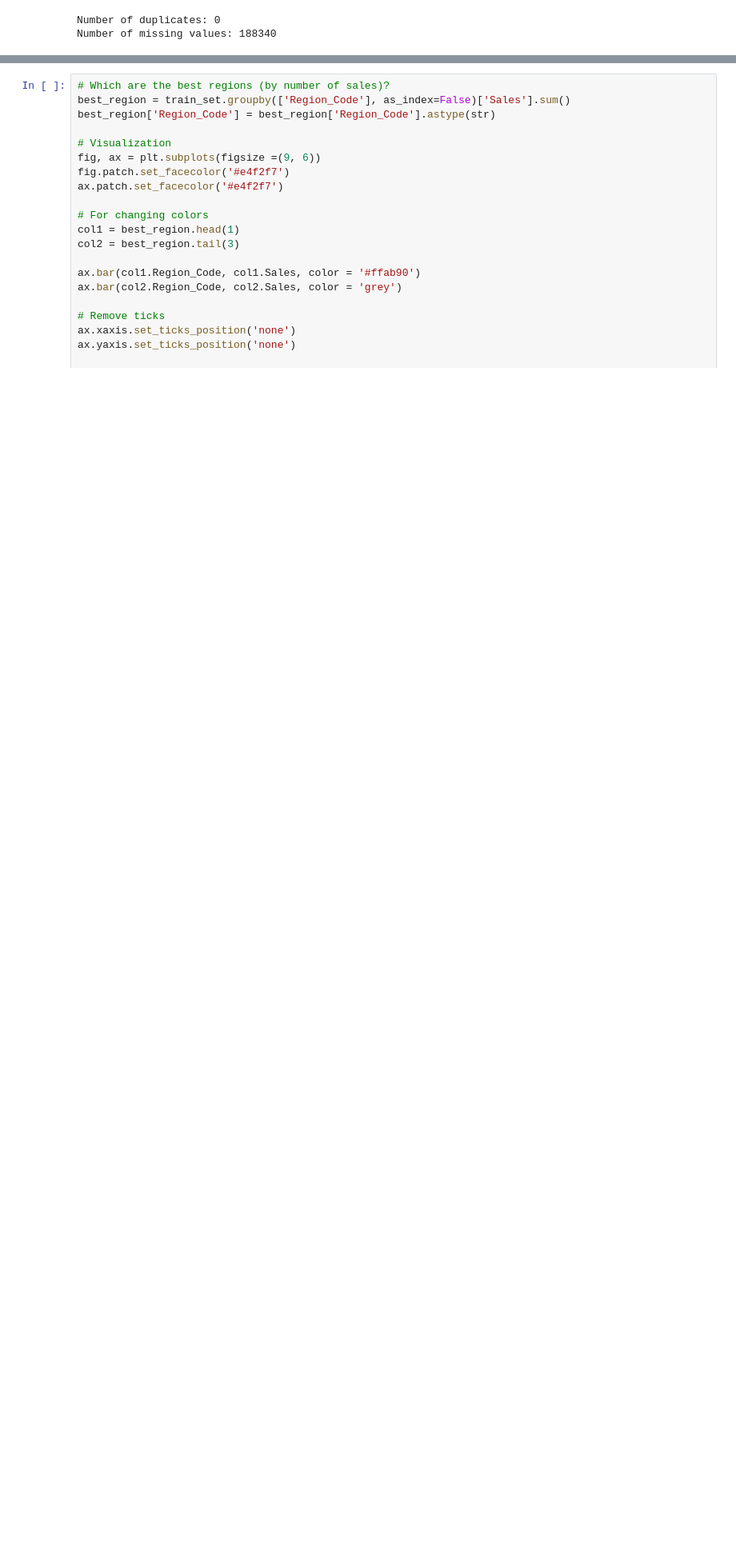
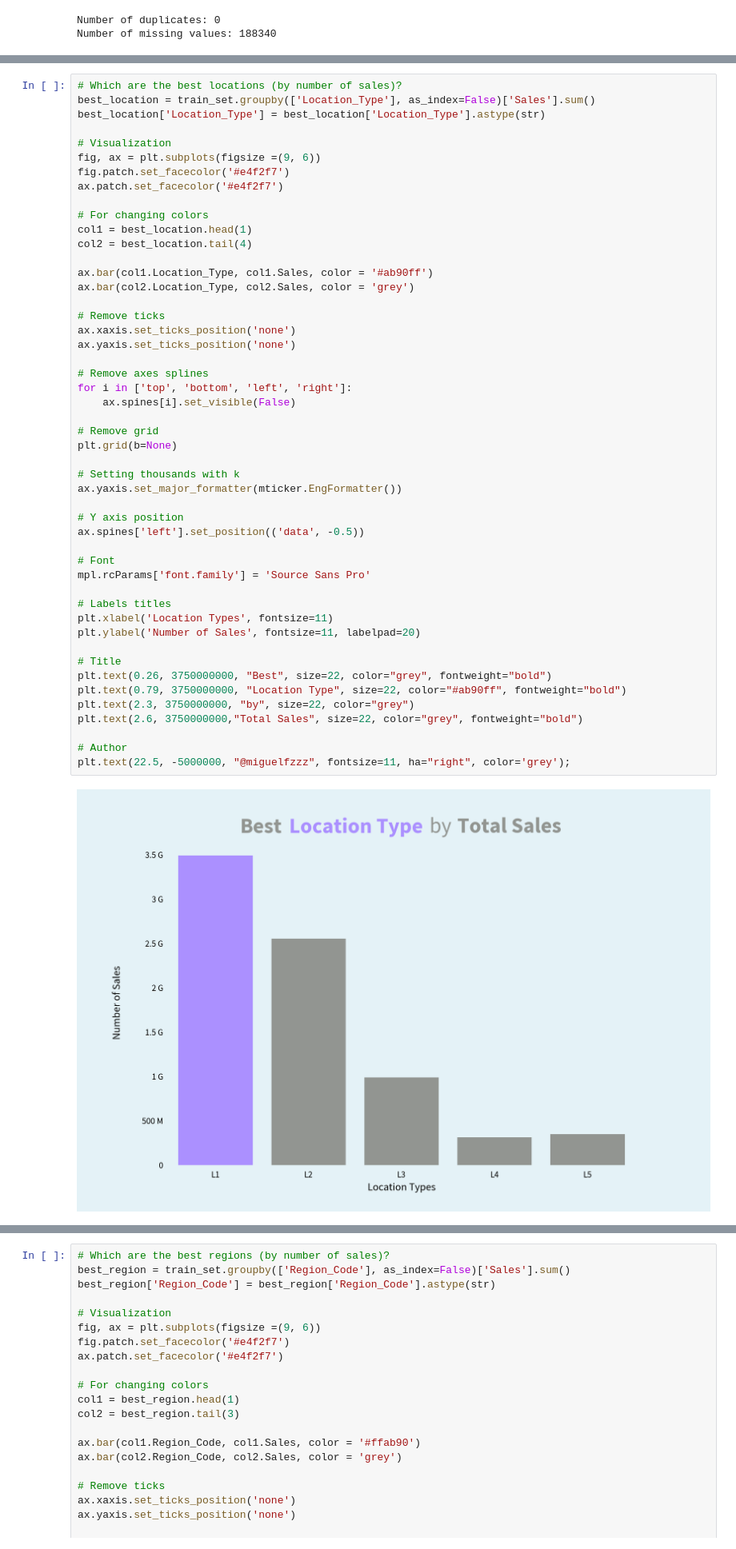
Before and after one commit to mah0055/T5_project_proposal, a Jupyter notebook: project_T5 .ipynb, the cells around one changed output, grey strips where cells are left out. Shown at 80% size. Drawn from its saved outputs; the diff is of its cells as text; blank space fills up the shorter version.

```diff
--- a/project_T5 .ipynb
+++ b/project_T5 .ipynb
@@ -515,3 +496,54 @@ plt.text(8.8, 582000000,"Total Sales", size=22, color="grey", fontweight="bold")
 plt.text(38, 43000, "@miguelfzzz", fontsize=11, ha="right", color='grey');
 # %% [output]
 [figure]
+# %%
+# Which are the best locations (by number of sales)?
+best_location = train_set.groupby(['Location_Type'], as_index=False)['Sales'].sum()
+best_location['Location_Type'] = best_location['Location_Type'].astype(str)
+
+# Visualization
+fig, ax = plt.subplots(figsize =(9, 6))
+fig.patch.set_facecolor('#e4f2f7')
+ax.patch.set_facecolor('#e4f2f7')
+
+# For changing colors
+col1 = best_location.head(1)
+col2 = best_location.tail(4)
+
+ax.bar(col1.Location_Type, col1.Sales, color = '#ab90ff')
+ax.bar(col2.Location_Type, col2.Sales, color = 'grey')
+
+# Remove ticks
+ax.xaxis.set_ticks_position('none')
+ax.yaxis.set_ticks_position('none')
+
+# Remove axes splines
+for i in ['top', 'bottom', 'left', 'right']:
+    ax.spines[i].set_visible(False)
+
+# Remove grid
+plt.grid(b=None)
+
+# Setting thousands with k
+ax.yaxis.set_major_formatter(mticker.EngFormatter())
+
+# Y axis position
+ax.spines['left'].set_position(('data', -0.5))
+
+# Font
+mpl.rcParams['font.family'] = 'Source Sans Pro'
+
+# Labels titles
+plt.xlabel('Location Types', fontsize=11)
+plt.ylabel('Number of Sales', fontsize=11, labelpad=20)
+
+# Title
+plt.text(0.26, 3750000000, "Best", size=22, color="grey", fontweight="bold")
+plt.text(0.79, 3750000000, "Location Type", size=22, color="#ab90ff", fontweight="bold")
+plt.text(2.3, 3750000000, "by", size=22, color="grey")
+plt.text(2.6, 3750000000,"Total Sales", size=22, color="grey", fontweight="bold")
+
+# Author
+plt.text(22.5, -5000000, "@miguelfzzz", fontsize=11, ha="right", color='grey');
+# %% [output]
+[figure, added]
```
Also changed, not shown: parts of 38 cells of this notebook.
